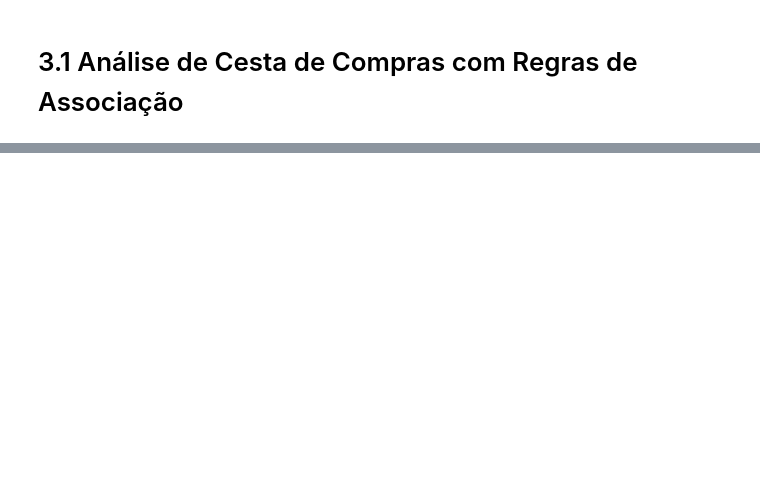
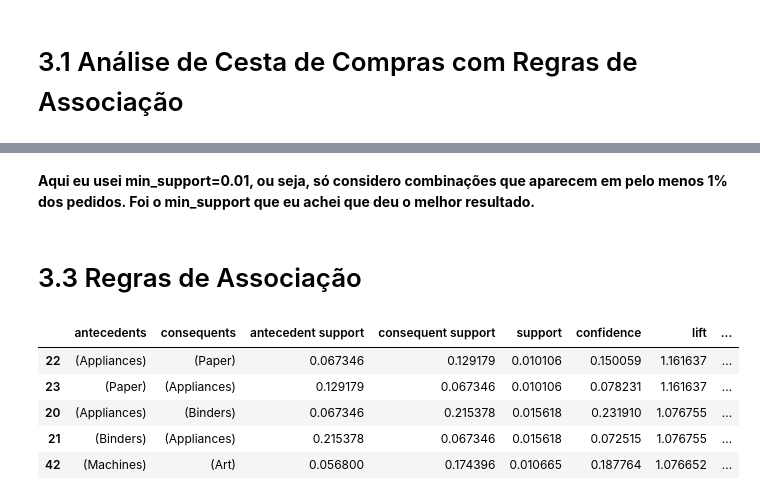
Before and after one commit to thiagoroncete/Trabalho-SuperStore, a Jupyter notebook: trabalho-cd.ipynb, the cells around one changed output, grey strips where cells are left out. Drawn from its saved outputs; the diff is of its cells as text; code cells hidden in the pictures; blank space fills up the shorter version.

```diff
--- a/trabalho-cd.ipynb
+++ b/trabalho-cd.ipynb
@@ -306,0 +336,17 @@ plt.show()
+# %% [markdown]
+**Aqui eu usei min_support=0.01, ou seja, só considero combinações que aparecem em pelo menos 1% dos pedidos.
+Foi o min_support que eu achei que deu o melhor resultado.**
+# %% [markdown]
+# 3.3 Regras de Associação
+# %%
+rules = association_rules(freq_items, metric='confidence', min_threshold=0.05)
+strong_rules = rules[rules['lift'] > 1].sort_values(by='lift', ascending=False)
+
+strong_rules.head()
+# %% [output]
+|  | antecedents | consequents | antecedent support | consequent support | support | confidence | lift | ... |
+| 22 | (Appliances) | (Paper) | 0.067346 | 0.129179 | 0.010106 | 0.150059 | 1.161637 | ... |
+| 23 | (Paper) | (Appliances) | 0.129179 | 0.067346 | 0.010106 | 0.078231 | 1.161637 | ... |
+| 20 | (Appliances) | (Binders) | 0.067346 | 0.215378 | 0.015618 | 0.231910 | 1.076755 | ... |
+| 21 | (Binders) | (Appliances) | 0.215378 | 0.067346 | 0.015618 | 0.072515 | 1.076755 | ... |
+| 42 | (Machines) | (Art) | 0.056800 | 0.174396 | 0.010665 | 0.187764 | 1.076652 | ... |
```
Also changed, not shown: parts of 18 cells of this notebook.
